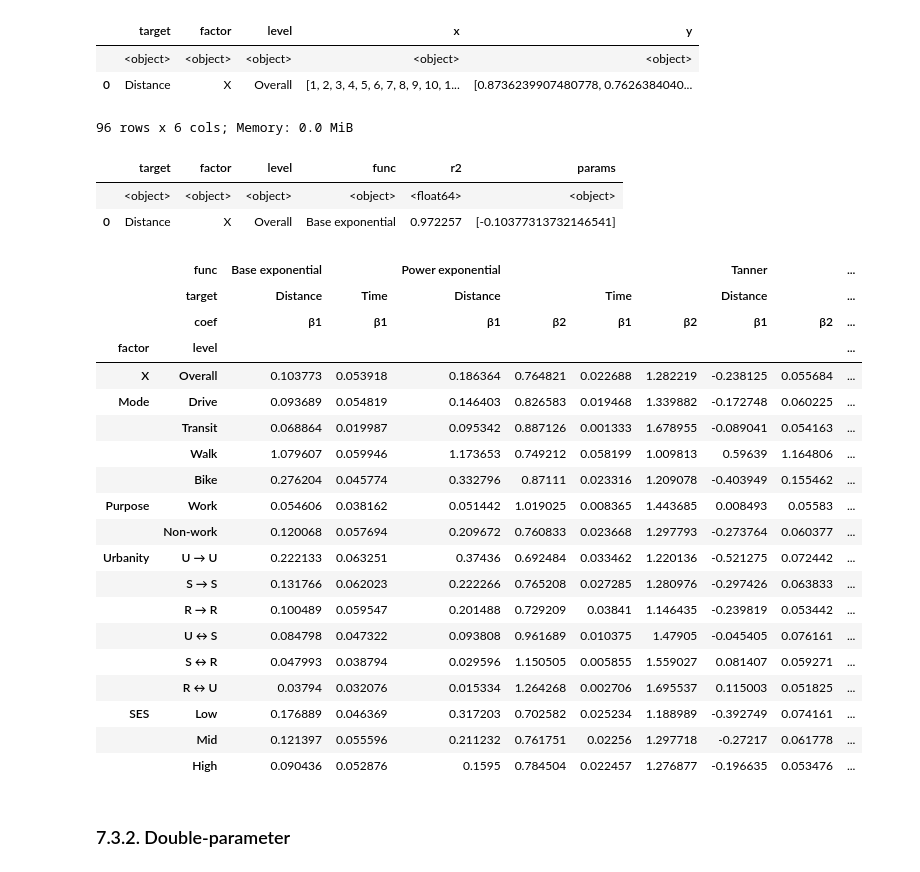
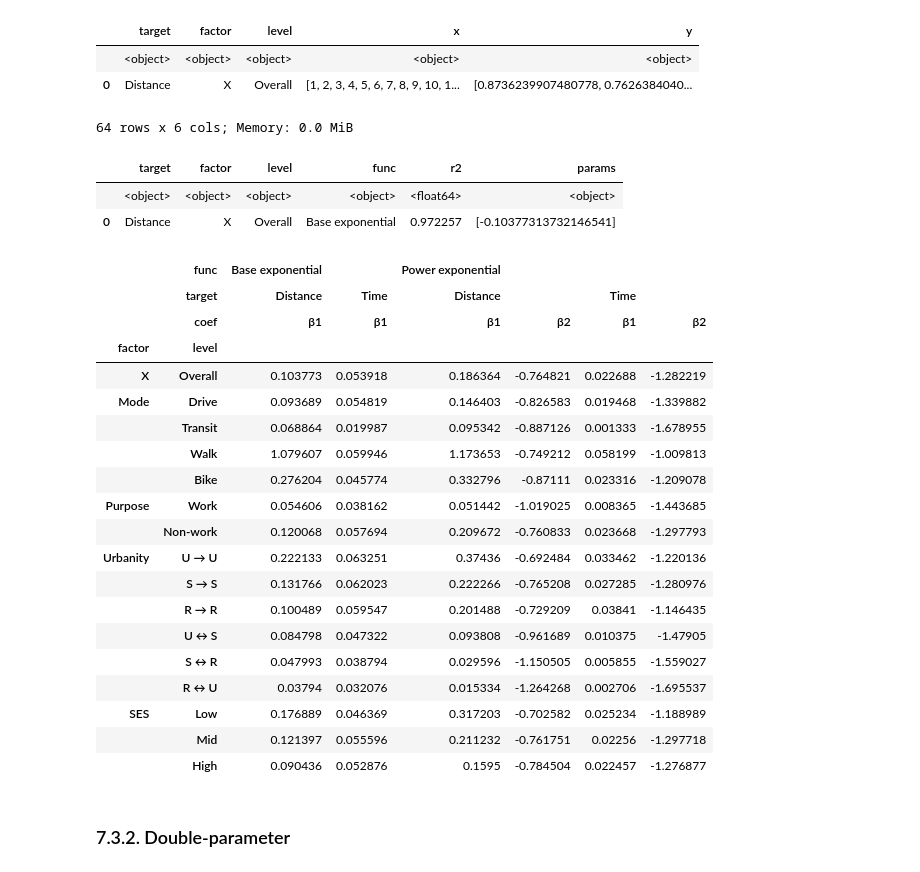
Before and after one commit to rvanxer/spr_4711, a Jupyter notebook: code/5_nhts_factors.ipynb, the cells around one changed output. Saved outputs shown, nothing was run; the diff lists cells and outputs as text; code cells hidden in the pictures.

```diff
--- a/code/5_nhts_factors.ipynb
+++ b/code/5_nhts_factors.ipynb
@@ -29,6 +29,3 @@ trips = pd.read_parquet(DATA / 'impedance/trips.parquet').disp()
 |  | <float64> | <float64> | <float64> | <float64> | <category> | <category> | <category> | <category> | <category> | <category> | ... |
 | 0 | 8.439379 | 16.182075 | 31.291583 | 1.0 | HBO | Drive | No | Low | Long | Off-peak | ... |
 2 rows × 21 columns
-# %%
-ax = pplot(size=(5, 3), xlab='Speed (m/s)', ylab='No. of trips')
-trips.Speed.hist(bins=100, ax=ax);
@@ -625,40 +620,40 @@ varHist2 = pd.concat([
 | 0 | Distance | X | Overall | [1, 2, 3, 4, 5, 6, 7, 8, 9, 10, 1... | [0.8736239907480778, 0.7626384040... |
 # %%
 fitted2 = fit_decay_functions({k: v for k, v in impedFuncs.items() if k in [
-    'Base exponential', 'Power exponential', 'Tanner']}, hists=varHist2).disp()
+    'Base exponential', 'Power exponential']}, hists=varHist2).disp()
 # %% [output]
-96 rows x 6 cols; Memory: 0.0 MiB
+64 rows x 6 cols; Memory: 0.0 MiB
 |  | target | factor | level | func | r2 | params |
 |  | <object> | <object> | <object> | <object> | <float64> | <object> |
 | 0 | Distance | X | Overall | Base exponential | 0.972257 | [-0.10377313732146541] |
 # %%
 df = (fitted2.assign(factor=lambda df: ordered_factor(df.factor),
                      level=lambda df: ordered_factor(df.level)))
 df['coef'] = [[f'β{i+1}' for i in range(len(x))] for x in df.params]
 df = df.explode(['coef', 'params'])
 df.loc[(df.func=='Base exponential') & (df.coef=='β1'), 'params'] *= -1
-df.loc[(df.func=='Tanner') & (df.coef=='β2'), 'params'] *= -1
+df.loc[(df.coef=='β2'), 'params'] *= -1
 df.pivot_table('params', ['factor', 'level'], ['func', 'target', 'coef'])
 # %% [output]
-|  | func | Base exponential |  | Power exponential |  |  |  | Tanner |  | ... |
-|  | target | Distance | Time | Distance |  | Time |  | Distance |  | ... |
-|  | coef | β1 | β1 | β1 | β2 | β1 | β2 | β1 | β2 | ... |
-| factor | level |  |  |  |  |  |  |  |  | ... |
-| X | Overall | 0.103773 | 0.053918 | 0.186364 | 0.764821 | 0.022688 | 1.282219 | -0.238125 | 0.055684 | ... |
-| Mode | Drive | 0.093689 | 0.054819 | 0.146403 | 0.826583 | 0.019468 | 1.339882 | -0.172748 | 0.060225 | ... |
-|  | Transit | 0.068864 | 0.019987 | 0.095342 | 0.887126 | 0.001333 | 1.678955 | -0.089041 | 0.054163 | ... |
-|  | Walk | 1.079607 | 0.059946 | 1.173653 | 0.749212 | 0.058199 | 1.009813 | 0.59639 | 1.164806 | ... |
-|  | Bike | 0.276204 | 0.045774 | 0.332796 | 0.87111 | 0.023316 | 1.209078 | -0.403949 | 0.155462 | ... |
-| Purpose | Work | 0.054606 | 0.038162 | 0.051442 | 1.019025 | 0.008365 | 1.443685 | 0.008493 | 0.05583 | ... |
-|  | Non-work | 0.120068 | 0.057694 | 0.209672 | 0.760833 | 0.023668 | 1.297793 | -0.273764 | 0.060377 | ... |
-| Urbanity | U → U | 0.222133 | 0.063251 | 0.37436 | 0.692484 | 0.033462 | 1.220136 | -0.521275 | 0.072442 | ... |
-|  | S → S | 0.131766 | 0.062023 | 0.222266 | 0.765208 | 0.027285 | 1.280976 | -0.297426 | 0.063833 | ... |
-|  | R → R | 0.100489 | 0.059547 | 0.201488 | 0.729209 | 0.03841 | 1.146435 | -0.239819 | 0.053442 | ... |
-|  | U ↔ S | 0.084798 | 0.047322 | 0.093808 | 0.961689 | 0.010375 | 1.47905 | -0.045405 | 0.076161 | ... |
-|  | S ↔ R | 0.047993 | 0.038794 | 0.029596 | 1.150505 | 0.005855 | 1.559027 | 0.081407 | 0.059271 | ... |
-|  | R ↔ U | 0.03794 | 0.032076 | 0.015334 | 1.264268 | 0.002706 | 1.695537 | 0.115003 | 0.051825 | ... |
-| SES | Low | 0.176889 | 0.046369 | 0.317203 | 0.702582 | 0.025234 | 1.188989 | -0.392749 | 0.074161 | ... |
-|  | Mid | 0.121397 | 0.055596 | 0.211232 | 0.761751 | 0.02256 | 1.297718 | -0.27217 | 0.061778 | ... |
-|  | High | 0.090436 | 0.052876 | 0.1595 | 0.784504 | 0.022457 | 1.276877 | -0.196635 | 0.053476 | ... |
+|  | func | Base exponential |  | Power exponential |  |  |  |
+|  | target | Distance | Time | Distance |  | Time |  |
+|  | coef | β1 | β1 | β1 | β2 | β1 | β2 |
+| factor | level |  |  |  |  |  |  |
+| X | Overall | 0.103773 | 0.053918 | 0.186364 | -0.764821 | 0.022688 | -1.282219 |
+| Mode | Drive | 0.093689 | 0.054819 | 0.146403 | -0.826583 | 0.019468 | -1.339882 |
+|  | Transit | 0.068864 | 0.019987 | 0.095342 | -0.887126 | 0.001333 | -1.678955 |
+|  | Walk | 1.079607 | 0.059946 | 1.173653 | -0.749212 | 0.058199 | -1.009813 |
+|  | Bike | 0.276204 | 0.045774 | 0.332796 | -0.87111 | 0.023316 | -1.209078 |
+| Purpose | Work | 0.054606 | 0.038162 | 0.051442 | -1.019025 | 0.008365 | -1.443685 |
+|  | Non-work | 0.120068 | 0.057694 | 0.209672 | -0.760833 | 0.023668 | -1.297793 |
+| Urbanity | U → U | 0.222133 | 0.063251 | 0.37436 | -0.692484 | 0.033462 | -1.220136 |
+|  | S → S | 0.131766 | 0.062023 | 0.222266 | -0.765208 | 0.027285 | -1.280976 |
+|  | R → R | 0.100489 | 0.059547 | 0.201488 | -0.729209 | 0.03841 | -1.146435 |
+|  | U ↔ S | 0.084798 | 0.047322 | 0.093808 | -0.961689 | 0.010375 | -1.47905 |
+|  | S ↔ R | 0.047993 | 0.038794 | 0.029596 | -1.150505 | 0.005855 | -1.559027 |
+|  | R ↔ U | 0.03794 | 0.032076 | 0.015334 | -1.264268 | 0.002706 | -1.695537 |
+| SES | Low | 0.176889 | 0.046369 | 0.317203 | -0.702582 | 0.025234 | -1.188989 |
+|  | Mid | 0.121397 | 0.055596 | 0.211232 | -0.761751 | 0.02256 | -1.297718 |
+|  | High | 0.090436 | 0.052876 | 0.1595 | -0.784504 | 0.022457 | -1.276877 |
 # %% [markdown]
 ### 7.3.2. Double-parameter
```
Also changed, not shown: parts of 6 cells of this notebook, 5 other files.
